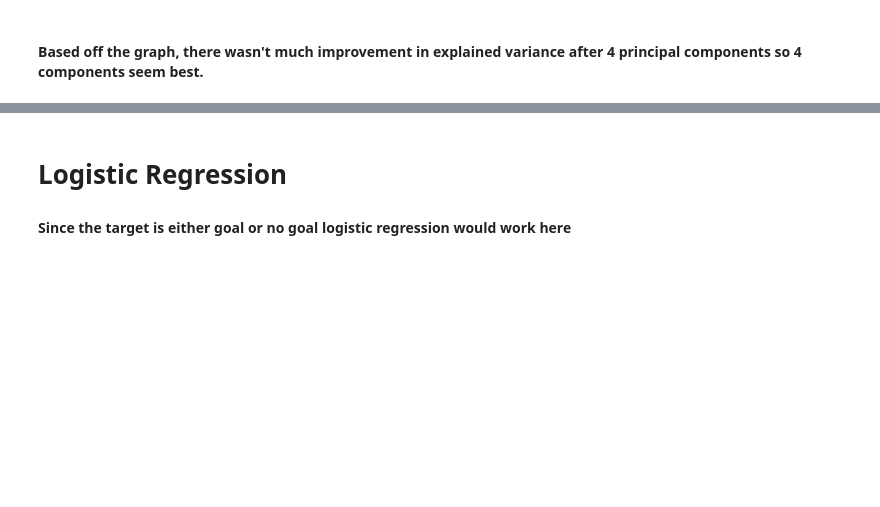
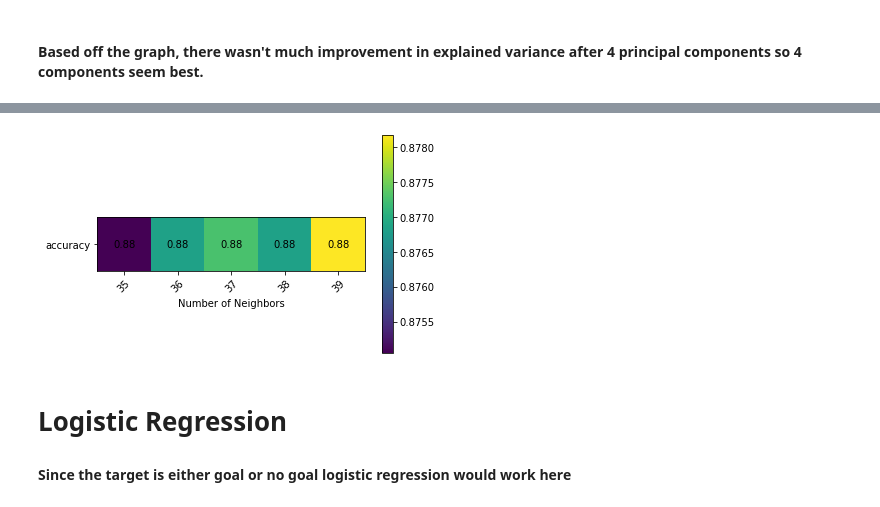
Before and after one commit to ma7thmaster/NewFootballAnalyticsCleaned, a Jupyter notebook: models/model_selection.ipynb, the cells around one changed output, grey strips where cells are left out. Drawn from its saved outputs; the diff is of its cells as text; code cells hidden in the pictures; blank space fills up the shorter version.

```diff
--- a/models/model_selection.ipynb
+++ b/models/model_selection.ipynb
@@ -178,3 +171,17 @@ print(kgs.best_score_)
+# %%
+from mlxtend.plotting import heatmap
+import numpy as np
+grid = np.zeros((1,5))
+grid[0, :] = kgs.cv_results_['mean_test_score'][:5]
+
+
+heatmap(grid,
+        column_names=[35,36,37,38,39],
+        row_names=['test accuracy'])
+plt.xlabel('Number of Neighbors')
+plt.show()
+# %% [output]
+[figure, added]
 # %% [markdown]
 # Logistic Regression
 #### Since the target is either goal or no goal logistic regression would work here
```
Also changed, not shown: parts of 4 cells of this notebook.
